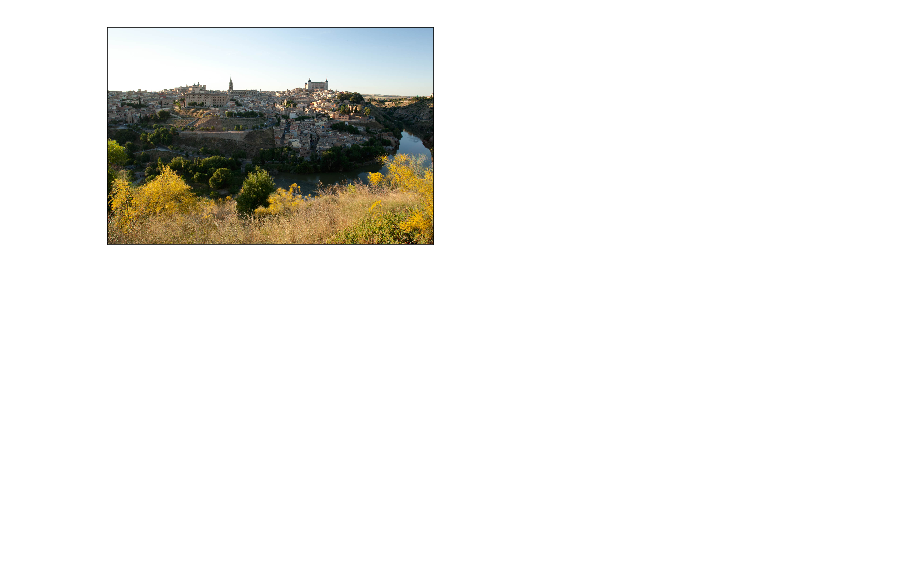
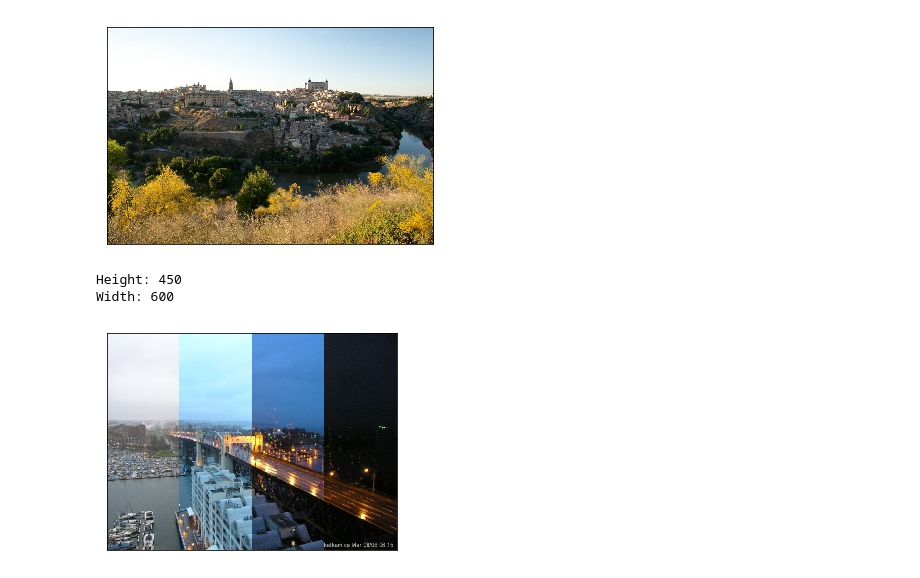
Before and after one commit to dgomezg/hdtr-python, a Jupyter notebook: pocs/cv2_display_image_poc.ipynb, the cells around one changed output. Saved outputs shown, nothing was run; the diff lists cells and outputs as text; code cells hidden in the pictures; blank space fills up the shorter version.

Commit message:
Adding crop and stack images with OpenCV

```diff
--- a/pocs/cv2_display_image_poc.ipynb
+++ b/pocs/cv2_display_image_poc.ipynb
@@ -10,3 +10,34 @@ plt.xticks([]), plt.yticks([])
 plt.show()
 # %% [output]
 [figure]
+# %%
+import cv2
+import matplotlib.pyplot as plt
+import numpy as np
+%matplotlib inline
+
+img1 = cv2.cvtColor(cv2.imread("../samples/BurrandStreetBridge-Vancouver/20060308061500.jpg"), cv2.COLOR_BGR2RGB)
+img2 = cv2.cvtColor(cv2.imread("../samples/BurrandStreetBridge-Vancouver/20060308062500.jpg"), cv2.COLOR_BGR2RGB)
+img3 = cv2.cvtColor(cv2.imread("../samples/BurrandStreetBridge-Vancouver/20060308064500.jpg"), cv2.COLOR_BGR2RGB)
+img4 = cv2.cvtColor(cv2.imread("../samples/BurrandStreetBridge-Vancouver/20060308070500.jpg"), cv2.COLOR_BGR2RGB)
+
+height, width = img2.shape[:2]
+print("Height: "+str(height))
+print("Width: "+str(width))
+
+crop_img4 = img4[0:height, 0:width//4]
+crop_img3 = img3[0:height, width//4:2*(width//4)]
+crop_img2 = img2[0:height, 2*(width//4):3*(width//4)]
+crop_img1 = img1[0:height, 3*(width//4):width]
+
+crop_img4_img3 = np.concatenate((crop_img4, crop_img3), axis=1)
+crop_img4_img3_img2 = np.concatenate((crop_img4_img3, crop_img2), axis=1)
+crop_img4_img3_img2_img1 = np.concatenate((crop_img4_img3_img2, crop_img1), axis=1)
+
+plt.imshow(crop_img4_img3_img2_img1, cmap="gray")
+plt.xticks([]), plt.yticks([])
+plt.show()
+# %% [output]
+Height: 450
+Width: 600
+[figure, added]
```
